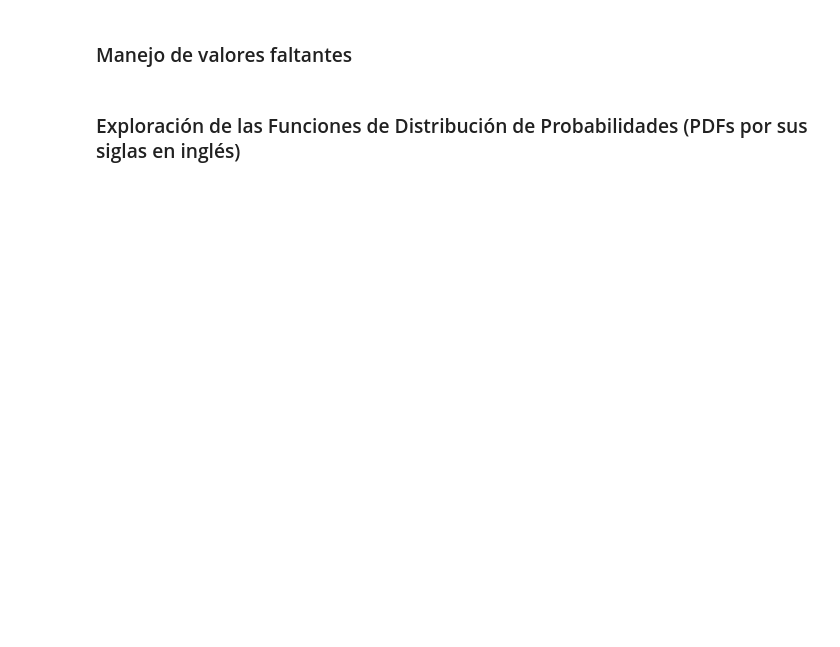
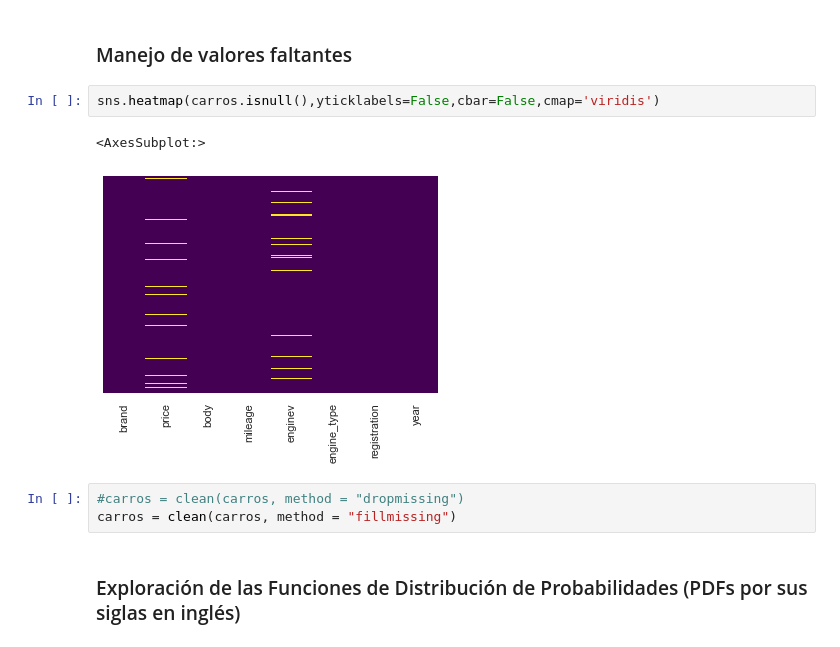
Before and after one commit to ricardoVA999/Lab2-DS, a Jupyter notebook: Lab_Regresion_Lineal.ipynb, the cells around one changed output. Cells and saved outputs as stored; diff of their text form; blank space fills up the shorter version.

```diff
--- a/Lab_Regresion_Lineal.ipynb
+++ b/Lab_Regresion_Lineal.ipynb
@@ -19,4 +99,12 @@ A continuación encontrarán que hay encabezados que bien podrían ayudarlos a d
 # %% [markdown]
 ### Manejo de valores faltantes
+# %%
+sns.heatmap(carros.isnull(),yticklabels=False,cbar=False,cmap='viridis')
+# %% [output]
+<AxesSubplot:>
+[figure, added]
+# %%
+#carros = clean(carros, method = "dropmissing")
+carros = clean(carros, method = "fillmissing")
 # %% [markdown]
 ### Exploración de las Funciones de Distribución de Probabilidades (PDFs por sus siglas en inglés)
```
Also changed, not shown: parts of 30 cells of this notebook.
